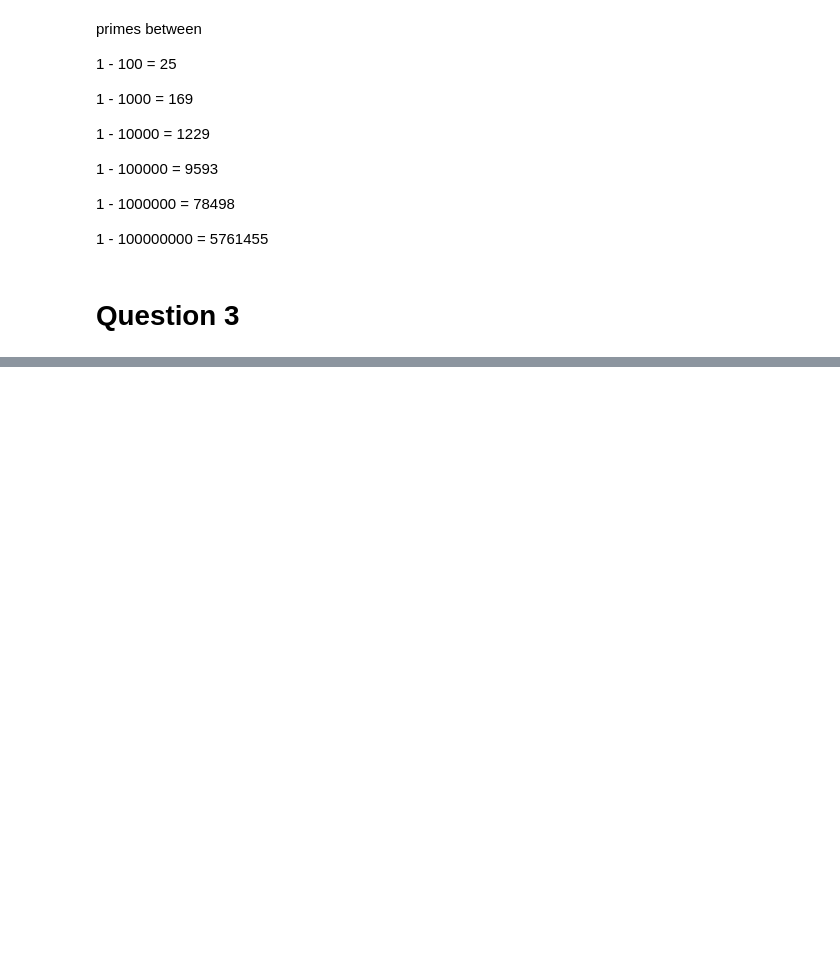
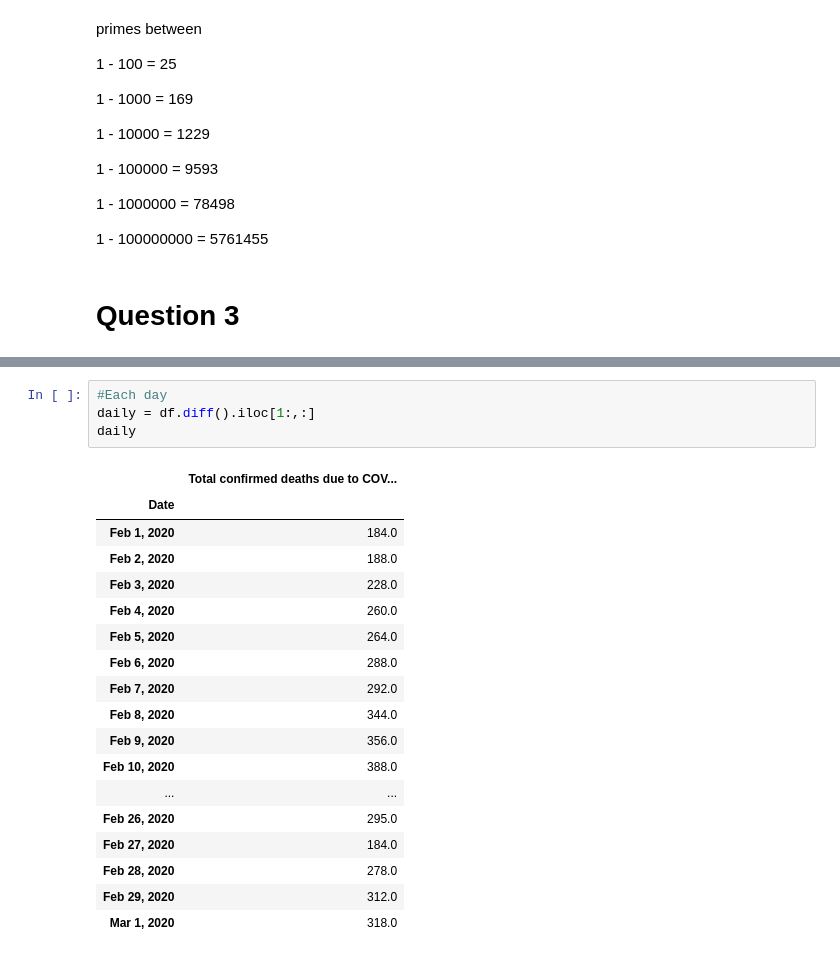
Before and after one commit to SuryaSrikanth/ASM-Project, a Jupyter notebook: ass2/assignment 2.ipynb, the cells around one changed output, grey strips where cells are left out. Cells and saved outputs as stored; diff of their text form; blank space fills up the shorter version.

```diff
--- a/ass2/assignment 2.ipynb
+++ b/ass2/assignment 2.ipynb
@@ -116,0 +186,23 @@ primes between
+# %%
+#Each day
+daily = df.diff().iloc[1:,:]
+daily
+# %% [output]
+|  | Total confirmed deaths due to COV... |
+| Date |  |
+| Feb 1, 2020 | 184.0 |
+| Feb 2, 2020 | 188.0 |
+| Feb 3, 2020 | 228.0 |
+| Feb 4, 2020 | 260.0 |
+| Feb 5, 2020 | 264.0 |
+| Feb 6, 2020 | 288.0 |
+| Feb 7, 2020 | 292.0 |
+| Feb 8, 2020 | 344.0 |
+| Feb 9, 2020 | 356.0 |
+| Feb 10, 2020 | 388.0 |
+| ... | ... |
+| Feb 26, 2020 | 295.0 |
+| Feb 27, 2020 | 184.0 |
+| Feb 28, 2020 | 278.0 |
+| Feb 29, 2020 | 312.0 |
+| Mar 1, 2020 | 318.0 |
```
Also changed, not shown: parts of 6 cells of this notebook.
